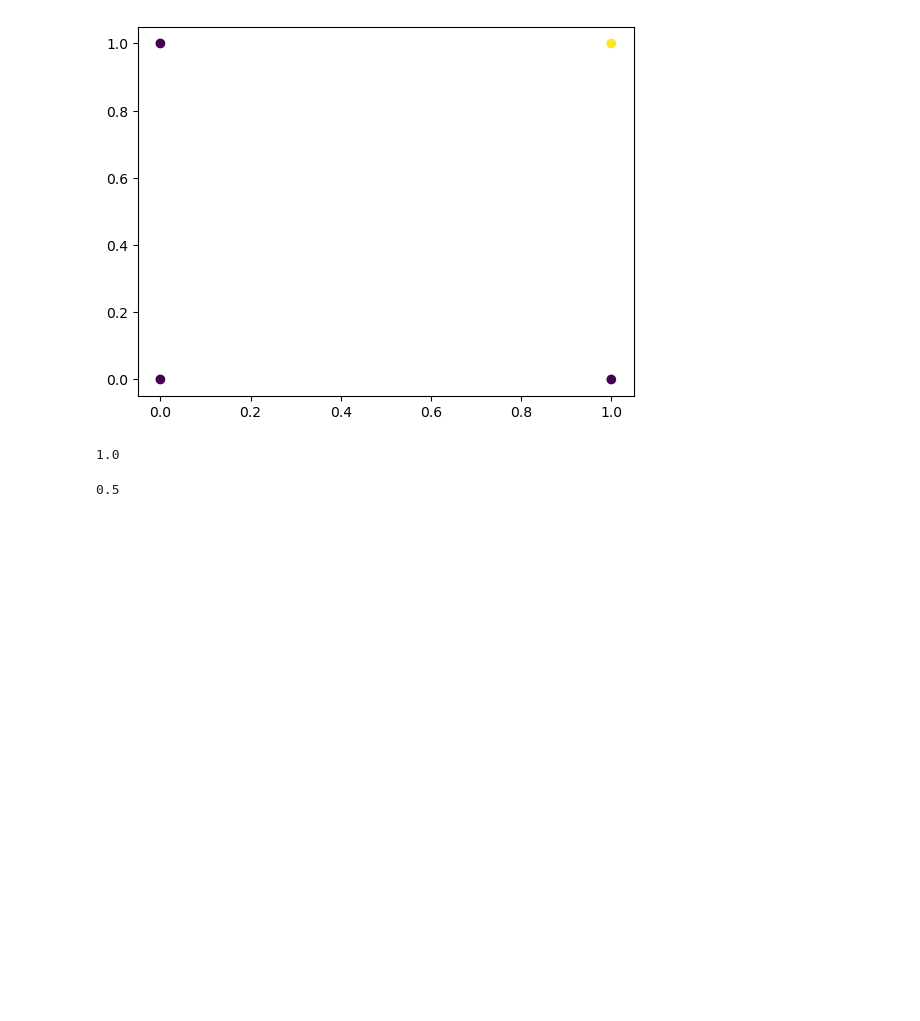
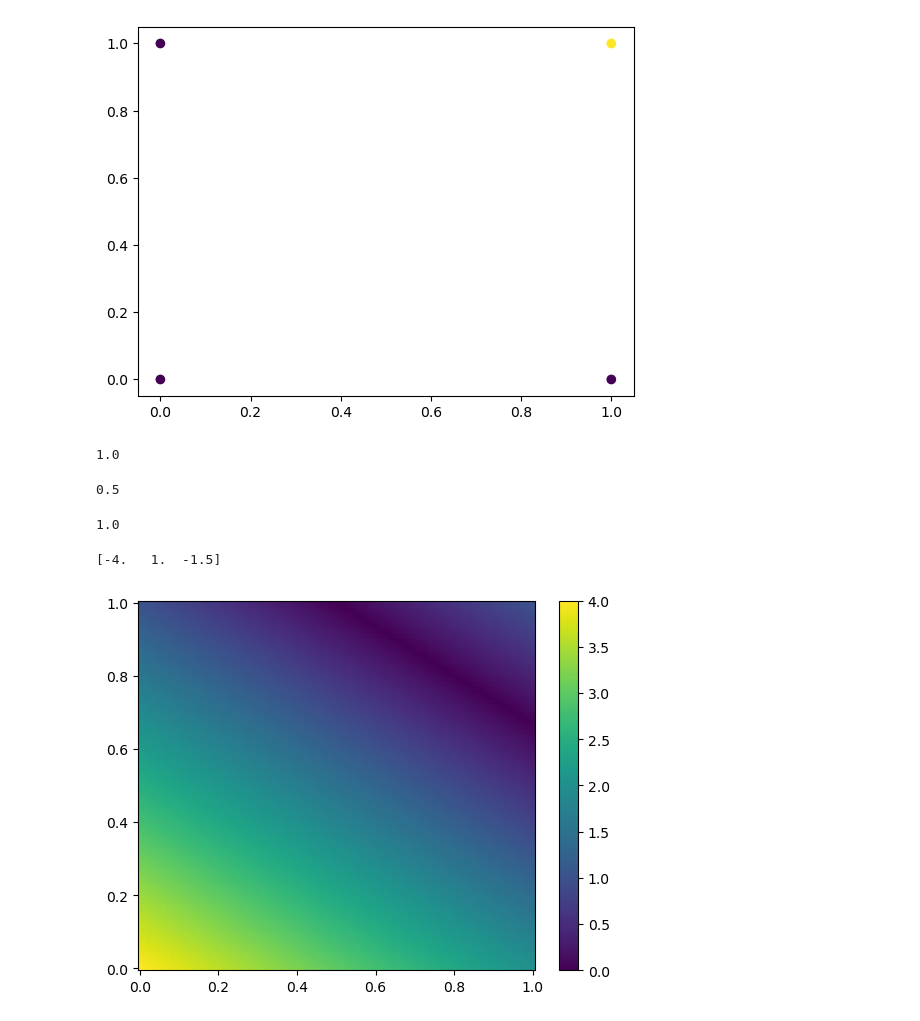
Before and after one commit to oluwafemiadeniyi/perceptron-logic-gate, a Jupyter notebook: Untitled.ipynb, the cells around one changed output. Cells and saved outputs as stored; diff of their text form; code cells hidden in the pictures; blank space fills up the shorter version.

Commit message:
#visualize distances of points from decision boundary of AND's gate

```diff
--- a/Untitled.ipynb
+++ b/Untitled.ipynb
@@ -31,0 +30,25 @@ labels=[0,1,1,1]
+# %%
+#train perceptron on OR gates
+labels=[0,1,1,1]
+classifier=Perceptron(max_iter=40)
+classifier.fit(data,labels)
+print(classifier.score(data,labels))
+# %% [output]
+1.0
+# %%
+#visualize distances of points from decision boundary of AND's gate
+labels=[0,1,0,0]
+classifier.fit(data,labels)
+print(classifier.decision_function([[0, 0], [1, 1], [0.5, 0.5]]))
+x_values=np.linspace(0, 1, 100)
+y_values=np.linspace(0, 1, 100)
+point_grid=list(product(x_values,y_values))
+distances=classifier.decision_function(point_grid)
+abs_distances=[abs(x) for x in distances]
+distances_matrix=np.reshape(abs_distances,(100,100))
+heatmap=plt.pcolormesh(x_values,y_values,distances_matrix)
+plt.colorbar(heatmap)
+plt.show()
+# %% [output]
+[-4.   1.  -1.5]
+[figure, added]
```
Also changed, not shown: parts of 1 cell of this notebook.
